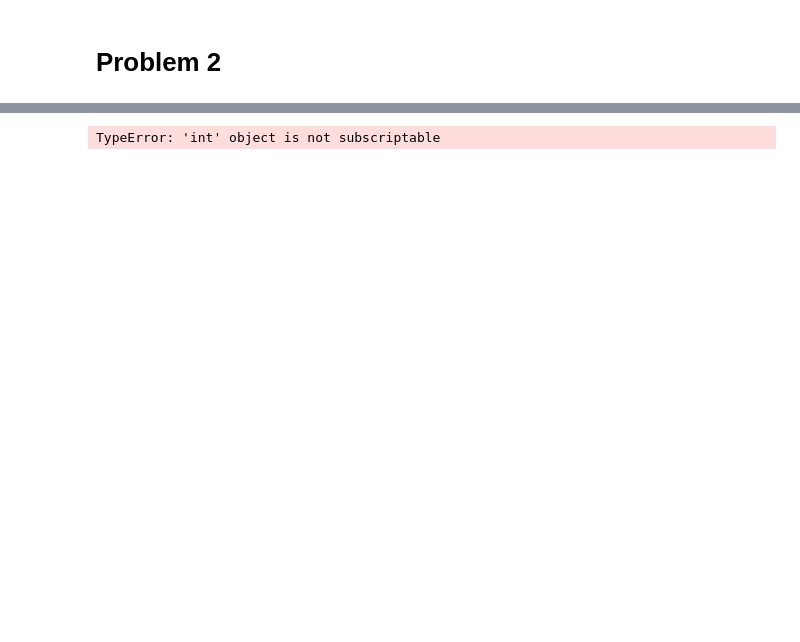
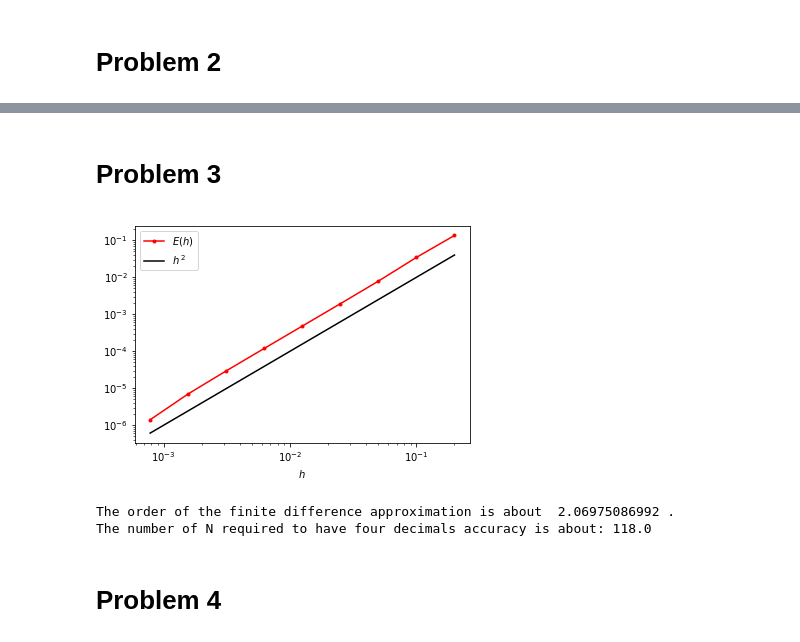
Before and after one commit to mattschaelling/acme_vol4, a Jupyter notebook: FiniteDifferenceMethod/finite_difference.ipynb, the cells around one changed output, grey strips where cells are left out. Saved outputs shown, nothing was run; the diff lists cells and outputs as text; code cells hidden in the pictures; blank space fills up the shorter version.

Commit message:
Finished finite difference

```diff
--- a/FiniteDifferenceMethod/finite_difference.ipynb
+++ b/FiniteDifferenceMethod/finite_difference.ipynb
@@ -70,41 +72,54 @@ plt.show()
+# %% [markdown]
+# Problem 3
 # %%
 def bvp(func, epsilon, alpha, beta, N):
     a,b,n = 0, 1, N
     x = np.linspace(a,b,n+1)
-    h = x[1] - x[0]
+    # h = x[1] - x[0]
+    h = 1./n
     diag = np.diag(np.ones(n-2),1)*(epsilon - .5*h) \
             + np.diag(np.ones(n-1))*-2*epsilon \
             + np.diag(np.ones(n-2),-1)*(epsilon + .5*h)
     diag = diag*(1./(h**2))
-    b = func(x[1:-1])
-    b[0] = b[0] - alpha*((epsilon + h*.5)/(h**2))
-    b[-1] = b[-1] - beta*((epsilon - h*.5)/(h**2))
-    Uinterior = la.solve(diag, b)
+    # print("\nx: ", x[1:-1])
+    c = func(x[1:-1])
+    # print("func(x): ", c)
+    c[0] = c[0] - alpha*((epsilon + h*.5)/(h**2))
+    c[-1] = c[-1] - beta*((epsilon - h*.5)/(h**2))
+    Uinterior = la.solve(diag, c)
     U = np.ones(n+1)
     U[1:-1] = Uinterior
     U[0] = alpha
     U[-1] = beta
     return U
 
 num_approx = 10 # Number of Approximations
 N = 5*np.array([2**j for j in range(num_approx)])
 h, max_error = (1.-0)/N[:-1], np.ones(num_approx-1)
 
 # Best numerical solution, used to approximate the true solution.
 # bvp returns the grid, and the grid function, approximating the solution
 # with N subintervals of equal length.
 f = lambda x: np.ones_like(x)*-1
 num_sol_best = bvp(f, epsilon=.1, alpha=1, beta=3, N=N[-1])
 for j in range(len(N)-1):
-    num_sol = bvp(lambda x:-1, epsilon=.1, alpha=1, beta=3, N=N[j])
+    num_sol = bvp(f, epsilon=.1, alpha=1, beta=3, N=N[j])
     max_error[j] = np.max(np.abs(num_sol-num_sol_best[::2**(num_approx-j-1)]))
 plt.loglog(h,max_error,'.-r',label="$E(h)$")
 plt.loglog(h,h**(2.),'-k',label="$h^{\, 2}$")
+# plt.loglog(np.ones(10)*10**(-2.07), np.linspace(1e-7,1e0, 10))
+# plt.loglog(np.linspace(1e-4, 1e0, 10) , np.ones(10)*1e-4)
+
 plt.xlabel("$h$")
 plt.legend(loc='best')
 plt.show()
 print("The order of the finite difference approximation is about ",
       (np.log(max_error[0])-np.log(max_error[-1]))/(np.log(h[0])-np.log(h[-1])),
       ".")
+print("The number of N required to have four decimals accuracy is about: {}".format(np.ceil(1/(10**(-2.07)))))
 # %% [output]
+[figure, added]
-TypeError: 'int' object is not subscriptable
+The order of the finite difference approximation is about  2.06975086992 .
+The number of N required to have four decimals accuracy is about: 118.0
+# %% [markdown]
+# Problem 4
```
Also changed, not shown: parts of 8 cells of this notebook.
